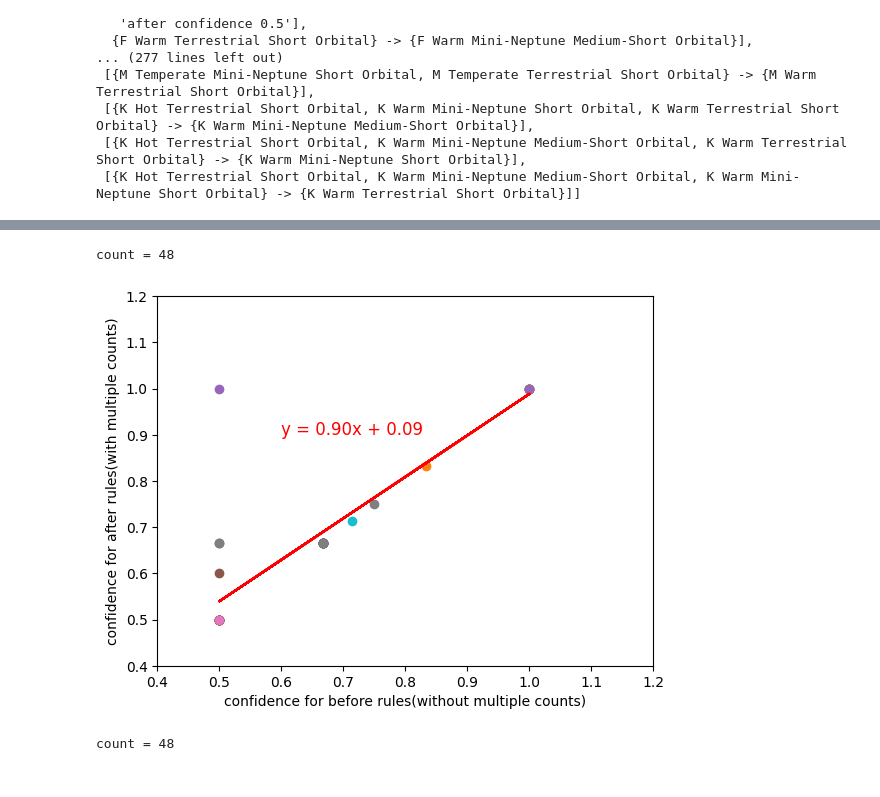
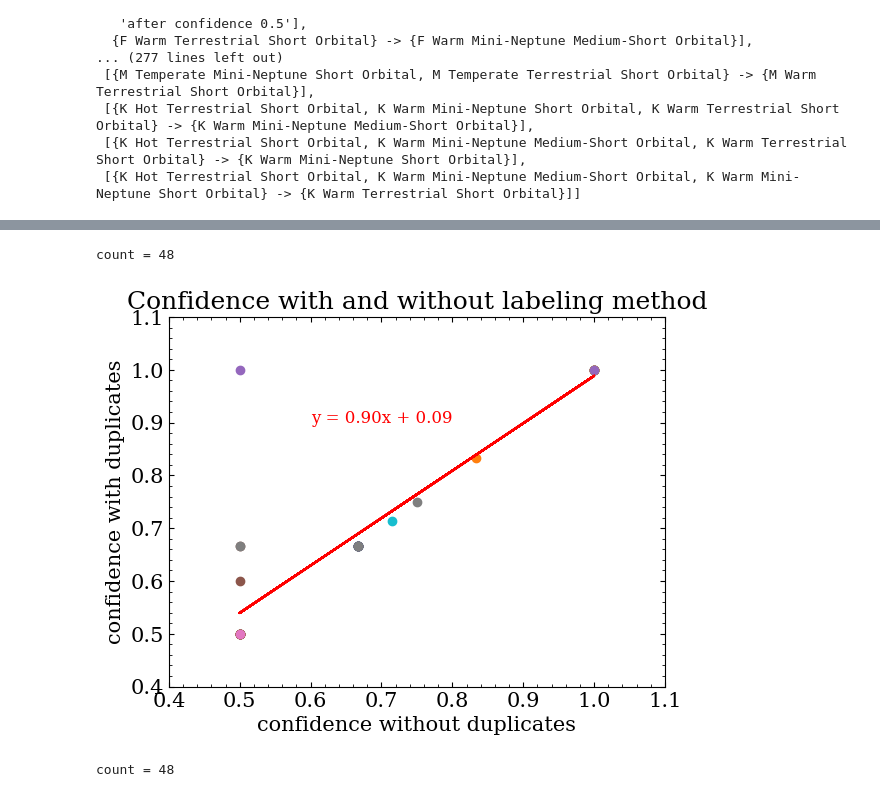
Before and after one commit to PrabhuLab/PIE, a Jupyter notebook: PyAA/Code/AssociationAnalysisAttempt.ipynb, the cells around one changed output, grey strips where cells are left out. Cells and saved outputs as stored; diff of their text form; code cells hidden in the pictures.

```diff
--- a/PyAA/Code/AssociationAnalysisAttempt.ipynb
+++ b/PyAA/Code/AssociationAnalysisAttempt.ipynb
@@ -6,10 +6,25 @@ import matplotlib.pyplot as plt
 import seaborn as sns
 from efficient_apriori import apriori
 import re
+params = {
+    "axes.labelsize": 15,
+    "font.size": 15,
+    "legend.fontsize": 15,
+    "xtick.labelsize": 15,
+    "ytick.labelsize": 15,
+    "font.family": "serif",
+    "xtick.minor.visible": True,
+    "ytick.minor.visible": True,
+    "xtick.top": True,
+    "ytick.right": True,
+    "xtick.direction": "in",
+    "ytick.direction": "in",
+}
+plt.rcParams.update(params)
 # %%
 pd.set_option('display.max_rows', None)
 pd.set_option('display.max_columns', None)
-datas = pd.read_csv('PSCompPars_2025.06.12_09.54.16.csv', comment='#', low_memory=False)
+datas = pd.read_csv('NASACompositeDataset06122025.csv', comment='#', low_memory=False)
 data = pd.DataFrame(data=datas)
 #These two were labeled incorrectly on the dataframe
 data.replace({ 'st_spectype': {'m3 V':'M V'} }, inplace = True)
@@ -566,31 +582,32 @@ count = 48
 # %%
 #Compares the confidence of the cheat method to the confidence of the method without the repeats
 plt.figure()
 x_conf = []
 y_conf = []
 count = 0
 for rule in rulesidk:
     for rules in rulesstpl:
         if (rules == rule):
             count+=1
             x_conf.append(rules.confidence)
             y_conf.append(rule.confidence)
             plt.plot(rules.confidence, rule.confidence, marker='o', linestyle='none')
-plt.xlabel('confidence for before rules(without multiple counts)')
-plt.ylabel('confidence for after rules(with multiple counts)')
-plt.xlim(.4, 1.2)
-plt.ylim(.4, 1.2)
+plt.xlabel('confidence without duplicates')
+plt.ylabel('confidence with duplicates')
+plt.title('Confidence with and without labeling method')
+plt.xlim(.4, 1.1)
+plt.ylim(.4, 1.1)
 print('count = ' + str(count))
 x_confa = np.array(x_conf)
 y_confa = np.array(y_conf)
 m, b = np.polyfit(x_confa, y_confa, 1)
 plt.plot(x_confa, m*x_confa+b, color='red', label='Line of Best Fit')
 equation2 = f"y = {m:.2f}x + {b:.2f}"
 plt.text(0.6, .9, equation2, fontsize=12, color='red')
 plt.show()
 # %% [output]
 count = 48
-[figure, old version]
+[figure, new version]
 # %%
 #Compares the conviction of the cheat method to the conviction of the method without the repeats.
 # what is conviction? Remember to look it up.
```
Also changed, not shown: parts of 7 cells of this notebook, 1 other file.
